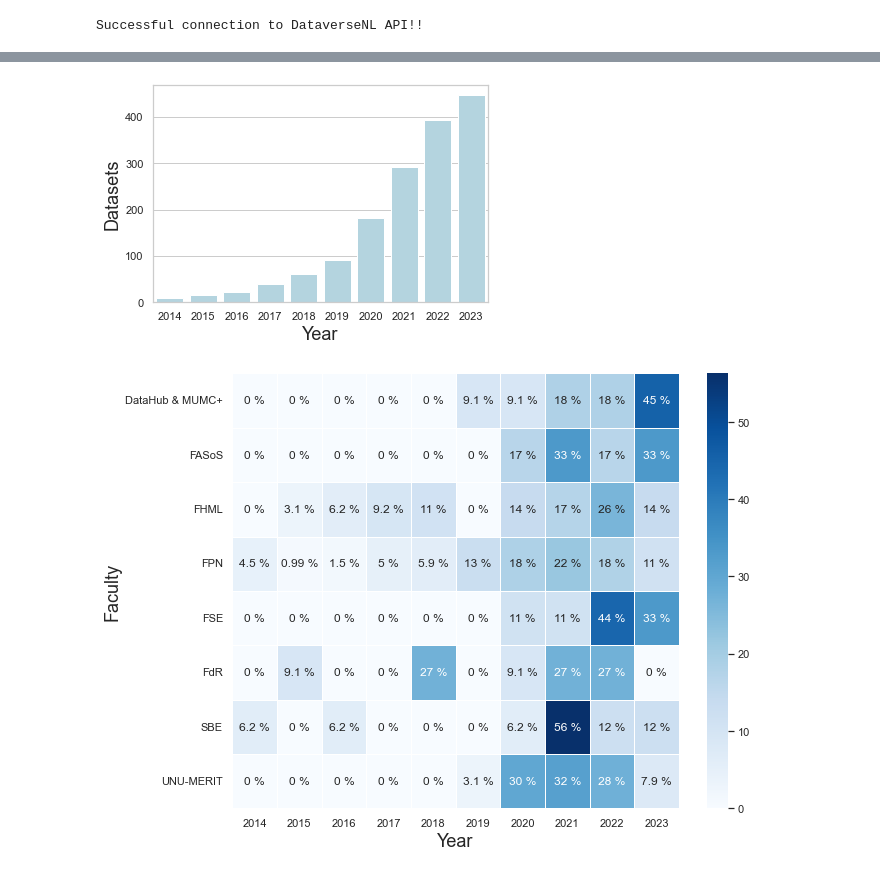
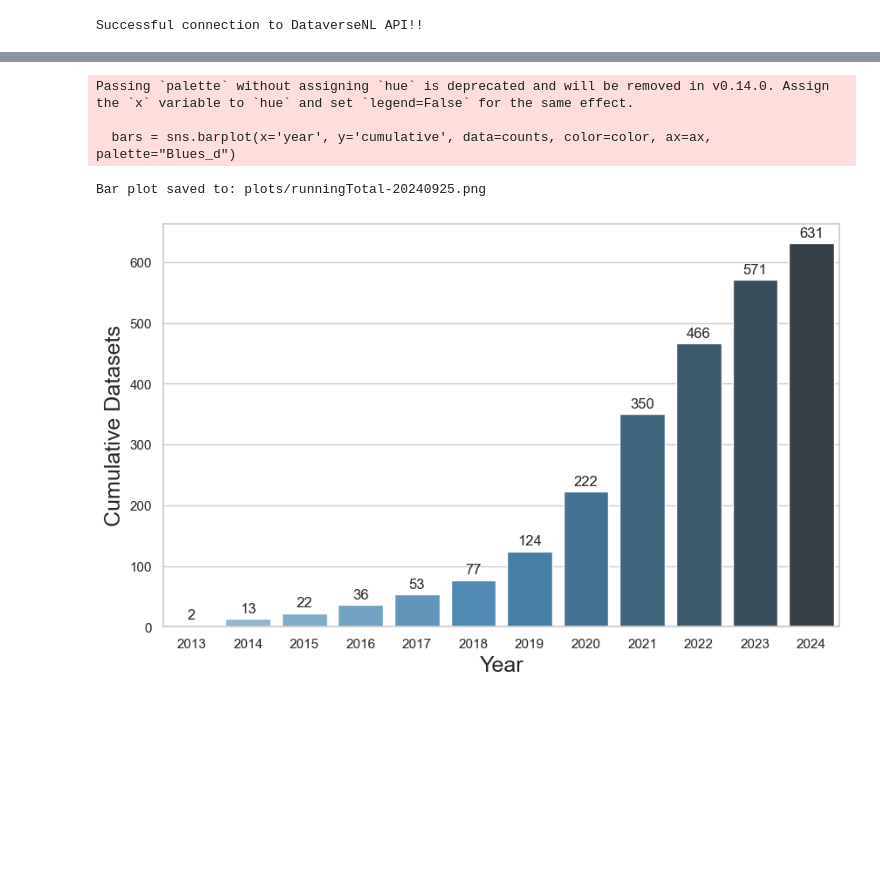
Before and after one commit to MaastrichtU-Library/dataverse-analysis, a Jupyter notebook: DataverseNL Overview.ipynb, the cells around one changed output, grey strips where cells are left out. Saved outputs shown, nothing was run; the diff lists cells and outputs as text; code cells hidden in the pictures; blank space fills up the shorter version.

Commit message:
september 2024 cut - UM datasets overview updated

```diff
--- a/DataverseNL Overview.ipynb
+++ b/DataverseNL Overview.ipynb
@@ -19,0 +15,14 @@ DATAVERSE = 'https://dataverse.nl/dataverse/maastricht'
+# %%
+import os
+import pandas as pd
+import seaborn as sns
+import matplotlib.pyplot as plt
+from pyDataverse.api import NativeApi
+import requests
+import json
+from datetime import datetime
+
+# Utility function to generate filenames with timestamps
+def generate_filename(base_name, extension):
+    date_str = datetime.now().strftime("%Y%m%d")
+    return f"{base_name}-{date_str}.{extension}"
@@ -42,6 +51,0 @@ Successful connection to DataverseNL API!!
-# %%
-import json
-
-with open('data/dataverse_tree.json', 'r') as f:
-    # Load the JSON data into a Python list
-    tree = json.load(f)
@@ -176,45 +230,35 @@ df_absolute.to_excel('data/dataverse_absolute-20231121.xlsx')
 # %%
 import seaborn as sns
 import matplotlib.pyplot as plt
 
-sns.set_style("whitegrid") #darkgrid, whitegrid, dark, white, and ticks
+# Set color palette and style
+cmap = sns.color_palette("Blues", as_cmap=False)
+color = cmap[-2]
+sns.set_style("whitegrid")
 
-# Group the data by year and get the counts
+# Group the data by year and get counts
 counts = df.groupby('year').size().reset_index(name='count')
-
-# Calculate the cumulative sum of counts
 counts['cumulative'] = counts['count'].cumsum()
 
-# Create a bar plot of cumulative counts by year
-sns.barplot(x='year', y='cumulative', data=counts, color='lightblue') #steelblue
+# Create the bar plot
+fig, ax = plt.subplots(figsize=(10, 6))
+bars = sns.barplot(x='year', y='cumulative', data=counts, color=color, ax=ax, palette="Blues_d")
 
-# Set the x and y-axis labels
-plt.xlabel('Year', fontsize=18)
-plt.ylabel('Datasets', fontsize=18)
+# Add labels to the top of each bar
+for container in ax.containers:
+    ax.bar_label(container, fmt='%d', fontsize=12, padding=3)
 
-plt.savefig('plots/runningTotal-20231121.png', dpi=300, bbox_inches='tight')
+# Set labels and font size
+ax.set_xlabel('Year', fontsize=18)
+ax.set_ylabel('Cumulative Datasets', fontsize=18)
+
+# Save the plot with auto-generated filename
+filename = generate_filename('runningTotal', 'png')
+plt.savefig(f'plots/{filename}', dpi=300, bbox_inches='tight')
+print(f"Bar plot saved to: plots/{filename}")
 # %% [output]
+Passing `palette` without assigning `hue` is deprecated and will be removed in v0.14.0. Assign the `x` variable to `hue` and set `legend=False` for the same effect.
+
+  bars = sns.barplot(x='year', y='cumulative', data=counts, color=color, ax=ax, palette="Blues_d")
+Bar plot saved to: plots/runningTotal-20240925.png
-[figure, old version]
+[figure, new version]
-# %%
-import seaborn as sns
-import matplotlib.pyplot as plt
-
-# Define a custom blue colormap
-cmap = sns.color_palette("Blues", as_cmap=True)
-
-# Set the font size for the plot
-sns.set(font_scale=1)
-
-# Create the heatmap using Seaborn
-fig, ax = plt.subplots(figsize=(10, 8))
-sns.heatmap(df_relative, cmap=cmap, annot=True, linewidths=0.5, ax=ax) #fmt='%.2f%%',
-for t in ax.texts: t.set_text(t.get_text() + " %")
-
-# Set the x and y-axis labels
-ax.set_xlabel('Year', fontsize=18)
-ax.set_ylabel('Faculty', fontsize=18)
-
-# Save the plot as a PNG file
-plt.savefig('plots/heatmapRelative-20231121.png', dpi=300, bbox_inches='tight')
-# %% [output]
-[figure, removed]
```
Also changed, not shown: parts of 26 cells of this notebook, 6 other files.
